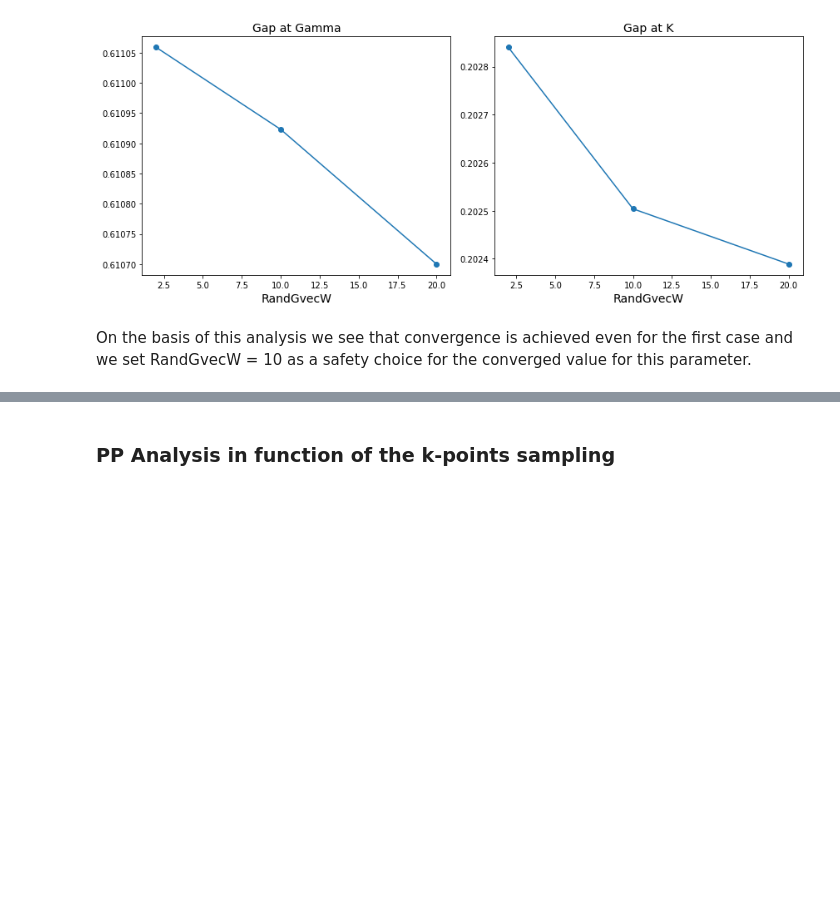
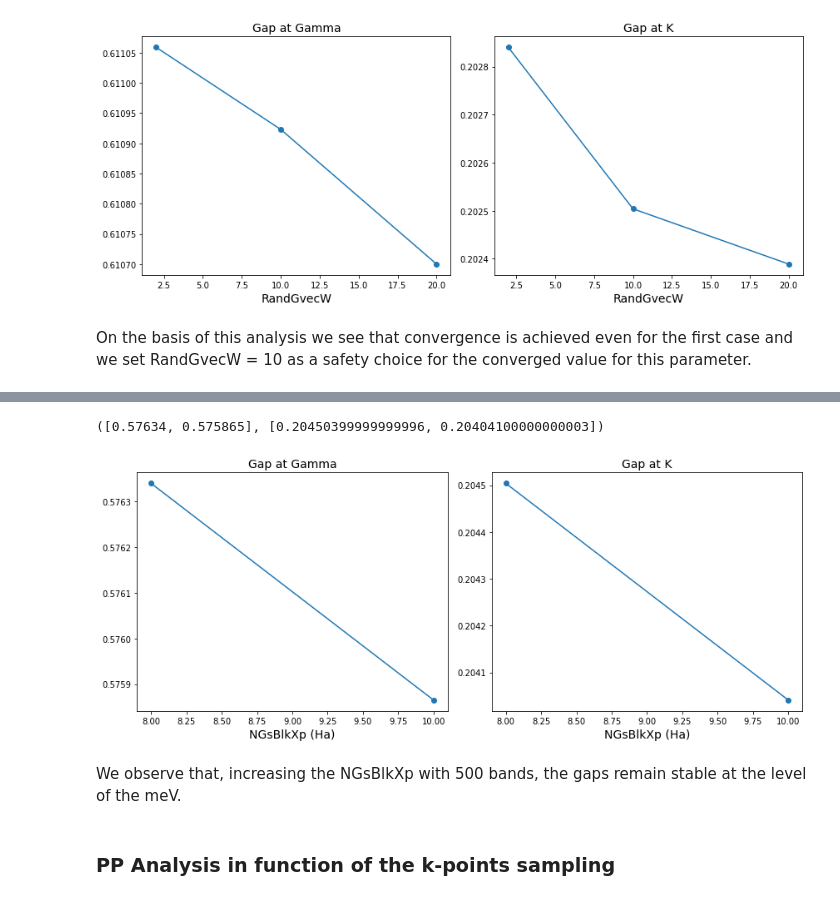
Before and after one commit to marcodalessandro76/Stanene, a Jupyter notebook: GW_Analysis.ipynb, the cells around one changed output, grey strips where cells are left out. Cells and saved outputs as stored; diff of their text form; code cells hidden in the pictures; blank space fills up the shorter version.

```diff
--- a/GW_Analysis.ipynb
+++ b/GW_Analysis.ipynb
@@ -1037,0 +1225,23 @@ as a safety choice for the converged value for this parameter.
+# %%
+NGsBlkXp = [8.0,10.] # Ha G size of the response function
+NGsBlkXp_units = 'Ha'
+BndsRnXp  = [1,500] # Bands in the response function
+GbndRnge = [1,500]  # Bands in the Sigma_c
+
+inp.set_array_variables(BndsRnXp=BndsRnXp,GbndRnge=GbndRnge)
+
+study = D.Dataset(num_tasks=1,verbose=True)
+study.set_postprocessing_function(PP.yambo_parse_data)
+
+for ngsblkxp in NGsBlkXp:
+    inp.set_array_variables(units=NGsBlkXp_units,NGsBlkXp=ngsblkxp)
+    # append run at G
+    idd = 'pp-G-ngsblkxp_%s-bndsrnxp_%s-gbndrnge_%s'%(ngsblkxp,BndsRnXp[1],GbndRnge[1])
+    inp.set_kRange(Gamma_index,Gamma_index)
+    study.append_run(id=idd,input=inp,runner=code,run_dir=run_dir,
+            jobname=[idd,'ndb_rim_cutoff','ndb_hf_G','ndb_em1d-ngsblkxp_%s-bndsrnxp_%s'%(ngsblkxp,BndsRnXp[1])],reformat=False)
+    # append run at K
+    idd = 'pp-K-ngsblkxp_%s-bndsrnxp_%s-gbndrnge_%s'%(ngsblkxp,BndsRnXp[1],GbndRnge[1])
+    inp.set_kRange(K_index,K_index)
+    study.append_run(id=idd,input=inp,runner=code,run_dir=run_dir,
+            jobname=[idd,'ndb_rim_cutoff','ndb_hf_K','ndb_em1d-ngsblkxp_%s-bndsrnxp_%s'%(ngsblkxp,BndsRnXp[1])],reformat=False)
@@ -1037,0 +1252,2 @@ as a safety choice for the converged value for this parameter.
+# %%
+results = study.run()
@@ -1038,3 +1272,25 @@ as a safety choice for the converged value for this parameter.
+# %%
+results_G, results_K = study.fetch_results(id='-G-'),study.fetch_results(id='-K-')
+gap_G = [r.data.get_gap(k_full=Gamma_index,band_full=start_band,verbose=False) for r in results_G]
+gap_K = [r.data.get_gap(k_full=K_index,band_full=start_band,verbose=False) for r in results_K]
+gap_G,gap_K
+# %% [output]
+([0.57634, 0.575865], [0.20450399999999996, 0.20404100000000003])
+# %%
+fig, axes = plt.subplots(nrows=1, ncols=2, figsize=(12, 5))
+axes[0].plot(NGsBlkXp,gap_G)
+axes[0].scatter(NGsBlkXp,gap_G)
+axes[0].set_title('Gap at Gamma',size=14)
+axes[0].set_xlabel('NGsBlkXp (Ha)',size=14)
+axes[1].plot(NGsBlkXp, gap_K)
+axes[1].scatter(NGsBlkXp,gap_K)
+axes[1].set_xlabel('NGsBlkXp (Ha)',size=14)
+axes[1].set_title('Gap at K',size=14)
+fig.tight_layout()
+# %% [output]
+[figure, added]
+# %% [markdown]
+We observe that, increasing the NGsBlkXp with 500 bands, the gaps remain stable at the level of the meV.
 # %% [markdown]
 ### PP Analysis in function of the k-points sampling
 # %% [markdown]
```
Also changed, not shown: parts of 30 cells of this notebook, 1 other file.
